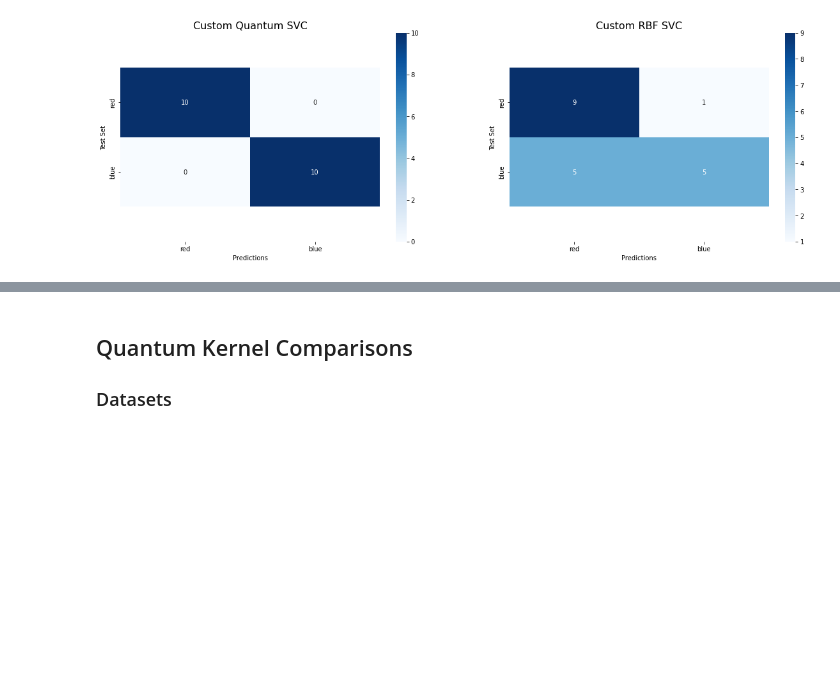
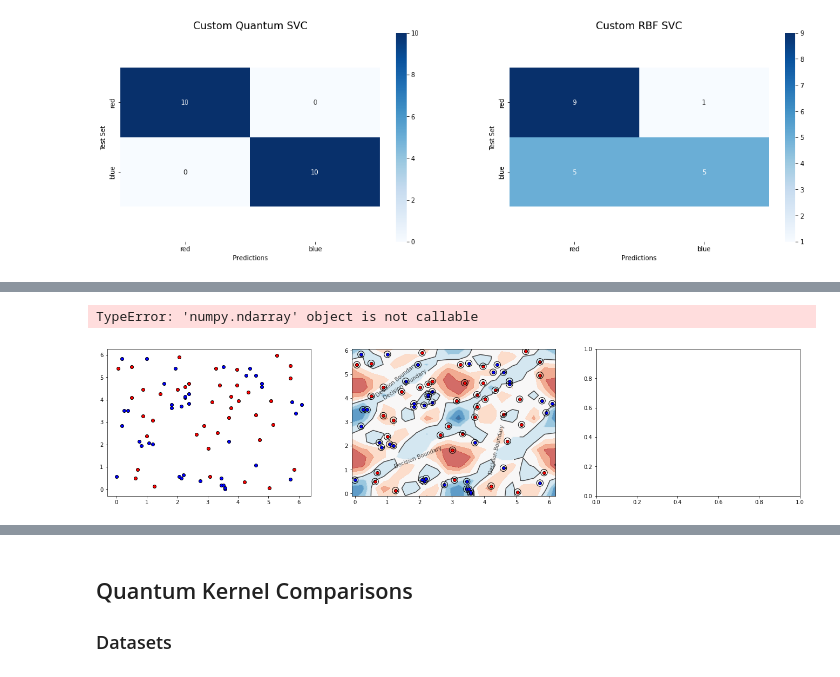
Before and after one commit to mforstenhaeusler/Quantum-Support-Vector-Machines, a Jupyter notebook: Quantum Support Vector Machines.ipynb, the cells around one changed output, grey strips where cells are left out. Saved outputs shown, nothing was run; the diff lists cells and outputs as text; code cells hidden in the pictures; blank space fills up the shorter version.

```diff
--- a/Quantum Support Vector Machines.ipynb
+++ b/Quantum Support Vector Machines.ipynb
@@ -356,7 +357,8 @@ data_map = DataMap()
 # set up quntum kernel
 quantum_SVC = kernelSVC(
     kernel='quantum',
-    quantum_parans=quantum_params,
+    quantum_params=quantum_params,
+    feature_map=ZZFeatureMap_custom,
     data_map=data_map,
     qiskit=False
 )
@@ -402,0 +503,4 @@ Accuracy on test set: 70.0 %
+# %%
+# train
+quantum_SVC_z.fit(X_adhoc_train, y_adhoc_train)
+quantum_SVC_zz.fit(X_adhoc_train, y_adhoc_train)
@@ -402,0 +520,11 @@ Accuracy on test set: 70.0 %
+# %%
+plot_kernel_SVC(
+    X_adhoc_train,
+    y_adhoc_train,
+    [quantum_SVC_z, quantum_SVC_zz],
+    cmap,
+    titles=["Data", "Custom Quantum SVC - ZFeatureMap", "Custom Quantum SVC - ZZFeatureMap"],
+    kernel='quantum')
+# %% [output]
+TypeError: 'numpy.ndarray' object is not callable
+[figure, added]
```
Also changed, not shown: parts of 15 cells of this notebook, 4 other files.
